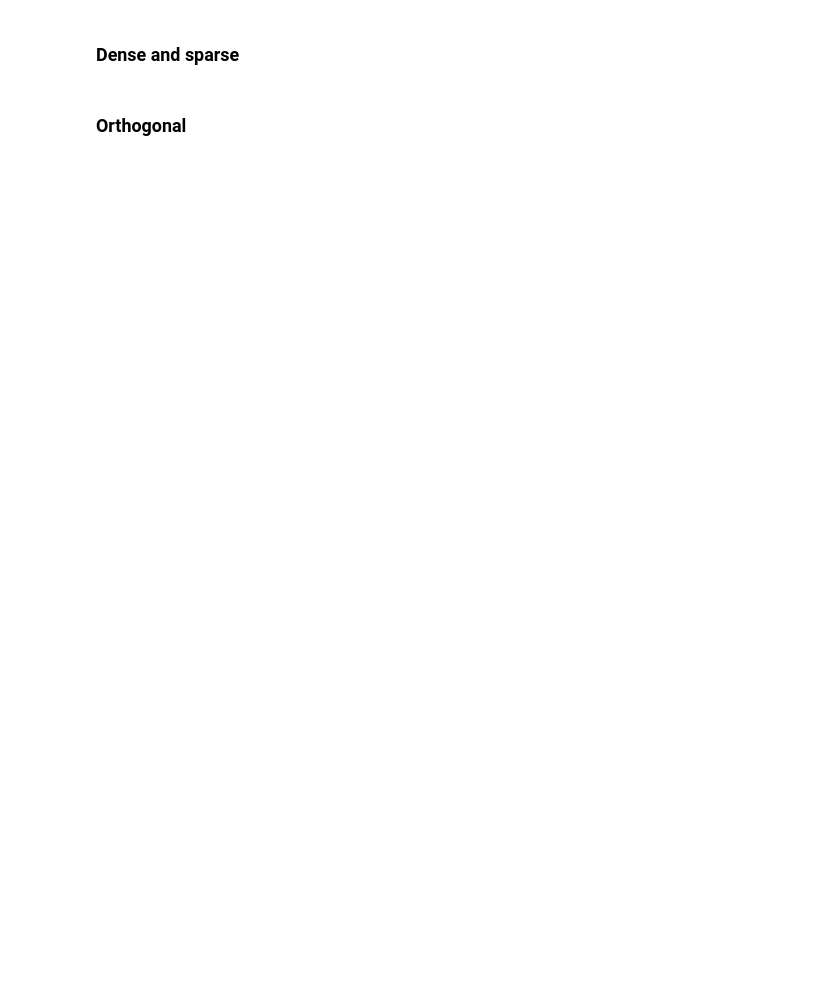
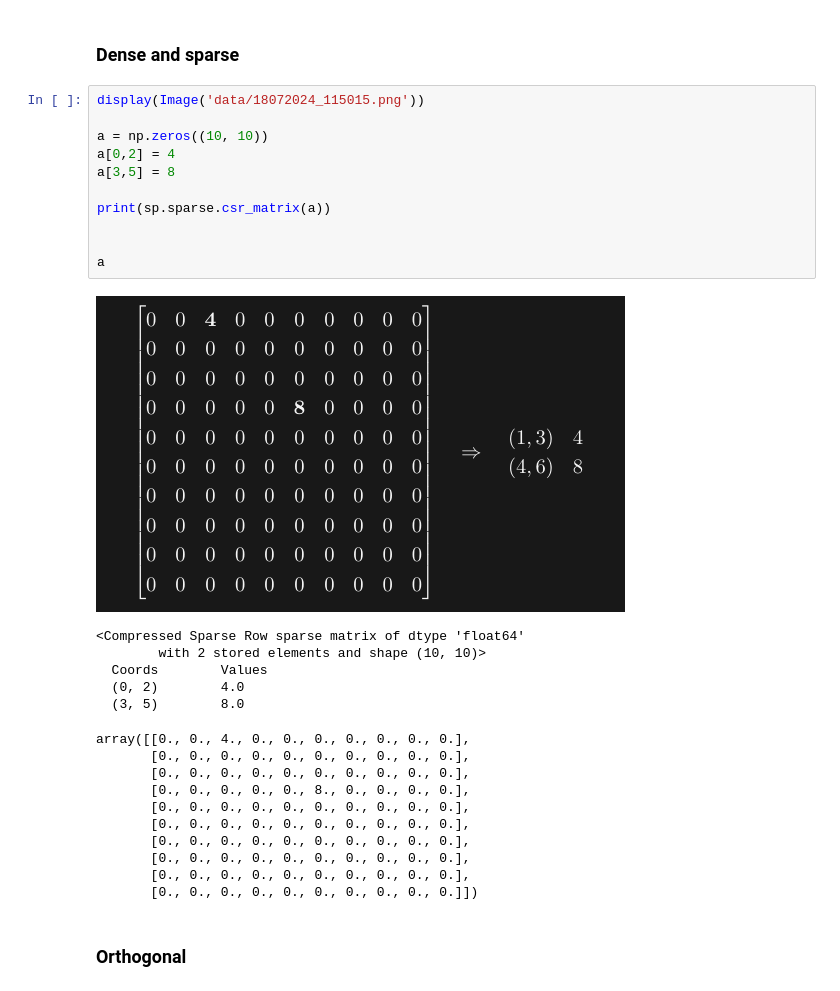
Before and after one commit to drozdj/courses, a Jupyter notebook: ARENA_3.0/17072024_145305.ipynb, the cells around one changed output. Drawn from its saved outputs; the diff is of its cells as text; blank space fills up the shorter version.

Commit message:
Add 5.5 Matrix Zoology

```diff
--- a/ARENA_3.0/17072024_145305.ipynb
+++ b/ARENA_3.0/17072024_145305.ipynb
@@ -115,4 +191,32 @@ np.linalg.matrix_rank(A)
 # %% [markdown]
 ### Dense and sparse
+# %%
+display(Image('data/18072024_115015.png'))
+
+a = np.zeros((10, 10))
+a[0,2] = 4
+a[3,5] = 8
+
+print(sp.sparse.csr_matrix(a))
+
+
+a
+# %% [output]
+[figure, added]
+<Compressed Sparse Row sparse matrix of dtype 'float64'
+        with 2 stored elements and shape (10, 10)>
+  Coords        Values
+  (0, 2)        4.0
+  (3, 5)        8.0
+array([[0., 0., 4., 0., 0., 0., 0., 0., 0., 0.],
+       [0., 0., 0., 0., 0., 0., 0., 0., 0., 0.],
+       [0., 0., 0., 0., 0., 0., 0., 0., 0., 0.],
+       [0., 0., 0., 0., 0., 8., 0., 0., 0., 0.],
+       [0., 0., 0., 0., 0., 0., 0., 0., 0., 0.],
+       [0., 0., 0., 0., 0., 0., 0., 0., 0., 0.],
+       [0., 0., 0., 0., 0., 0., 0., 0., 0., 0.],
+       [0., 0., 0., 0., 0., 0., 0., 0., 0., 0.],
+       [0., 0., 0., 0., 0., 0., 0., 0., 0., 0.],
+       [0., 0., 0., 0., 0., 0., 0., 0., 0., 0.]])
 # %% [markdown]
 ### Orthogonal
```
Also changed, not shown: parts of 13 cells of this notebook.
